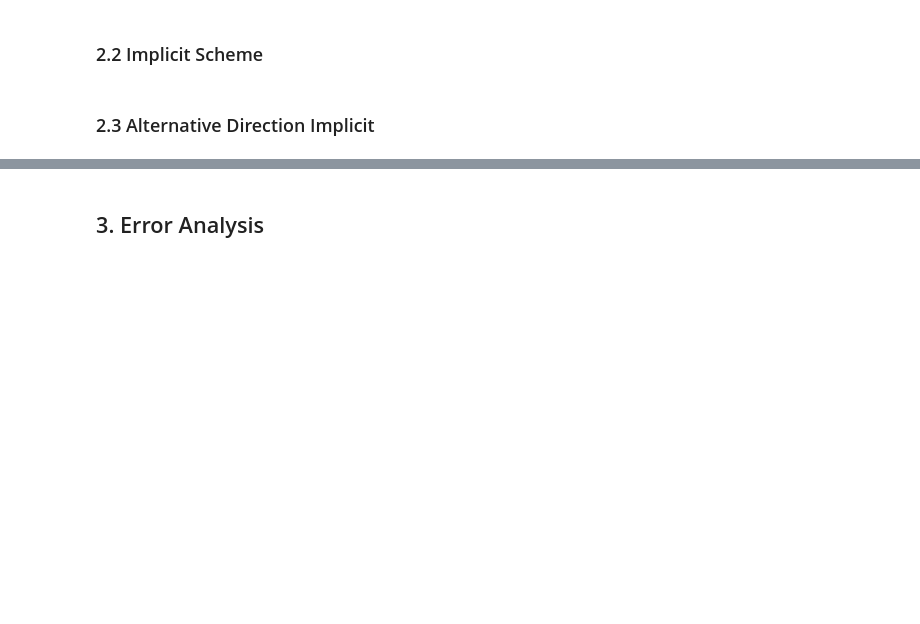
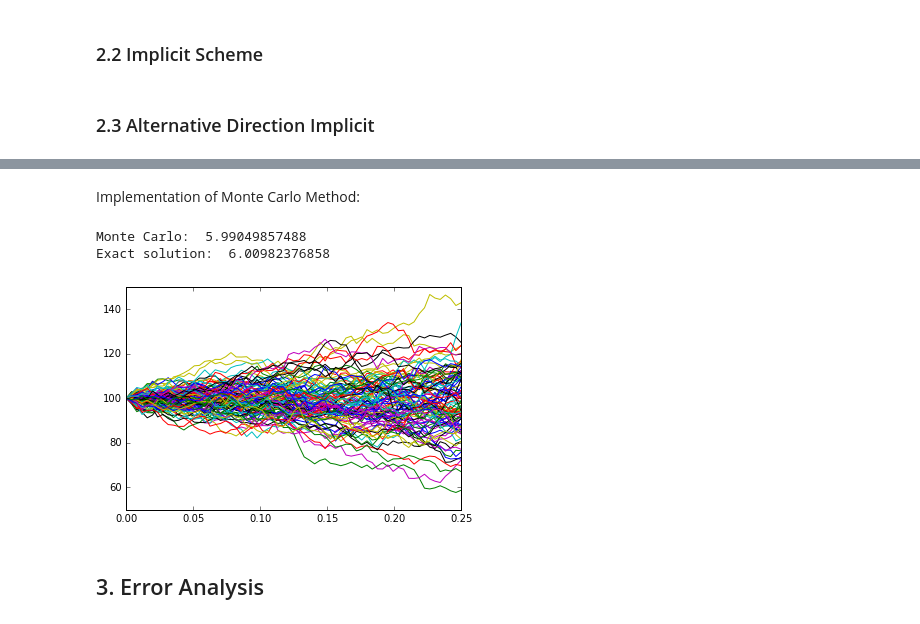
Before and after one commit to MelodyShih/FDOptionPricing, a Jupyter notebook: Final Report.ipynb, the cells around one changed output, grey strips where cells are left out. Drawn from its saved outputs; the diff is of its cells as text; code cells hidden in the pictures; blank space fills up the shorter version.

```diff
--- a/Final Report.ipynb
+++ b/Final Report.ipynb
@@ -21,0 +257,2 @@
+# %% [markdown]
+Implementation of Monte Carlo Method:
@@ -22,3 +286,53 @@
+# %%
+# Test Monte Carlo
+M = 5000
+K = 100.0
+S = 100.0
+V = 0.05
+T = 0.25
+t = 0.0
+r = 0.03
+kappa = 2.0
+theta = 0.20
+sigma = 0.3
+rho = -0.5
+_lambda = 0.05
+MC = Heston_MonteCarlo(M, K, S, V, T, t, r, kappa, theta, sigma, rho, _lambda)
+true = Heston_ExactSolution(K, S, V, T, t, r, kappa, theta, sigma, rho, _lambda)
+print "Monte Carlo: ", MC
+print "Exact solution: ", true
+# %% [output]
+Monte Carlo:  5.99049857488
+Exact solution:  6.00982376858
+# %%
+# Sample paths plot
+M = 100
+S0 = 100.0
+V0 = 0.05
+N = int(numpy.round(252 * (T - t))) + 1
+dt = (T - t) / float(N)
+Sqrtdt = numpy.sqrt(dt)
+_k = kappa + _lambda
+_theta = (kappa * theta) / (kappa + _lambda)
+S = numpy.zeros((M, N + 1))
+S[:,0] = S[:,0] + S0
+V = numpy.zeros((M, N + 1))
+V[:,0] = V[:,0] + V0
+Call_vals = numpy.empty(M)
+for i in xrange(M):
+    for j in xrange(N):
+        dB = Sqrtdt * rnd.normal(0.0,1.0,1)[0]
+        dW = Sqrtdt * rnd.normal(0.0,1.0,1)[0]
+        S[i,j+1] = S[i,j] + r * S[i,j] * dt + numpy.sqrt(abs(V[i,j])) * S[i,j] * dB
+        dZ = rho * dB + numpy.sqrt(1.0 - rho**2) * dW
+        V[i,j+1] = V[i,j] + _k*(_theta - V[i,j])*dt + sigma*numpy.sqrt(abs(V[i,j])) * dZ
+
+x = numpy.linspace(t, T, N+1)
+for i in xrange(M):
+    plt.plot(x, S[i,:])
+plt.show()
+# %% [output]
+[figure, added]
 # %% [markdown]
 ## 3. Error Analysis
 # %% [markdown]
```
Also changed, not shown: parts of 15 cells of this notebook, 7 other files.
